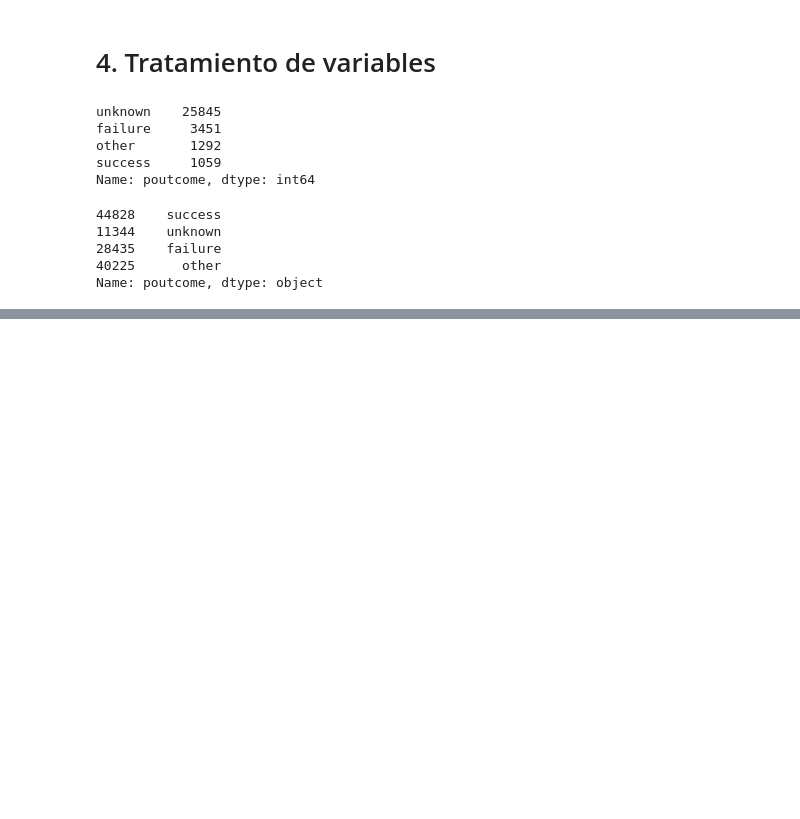
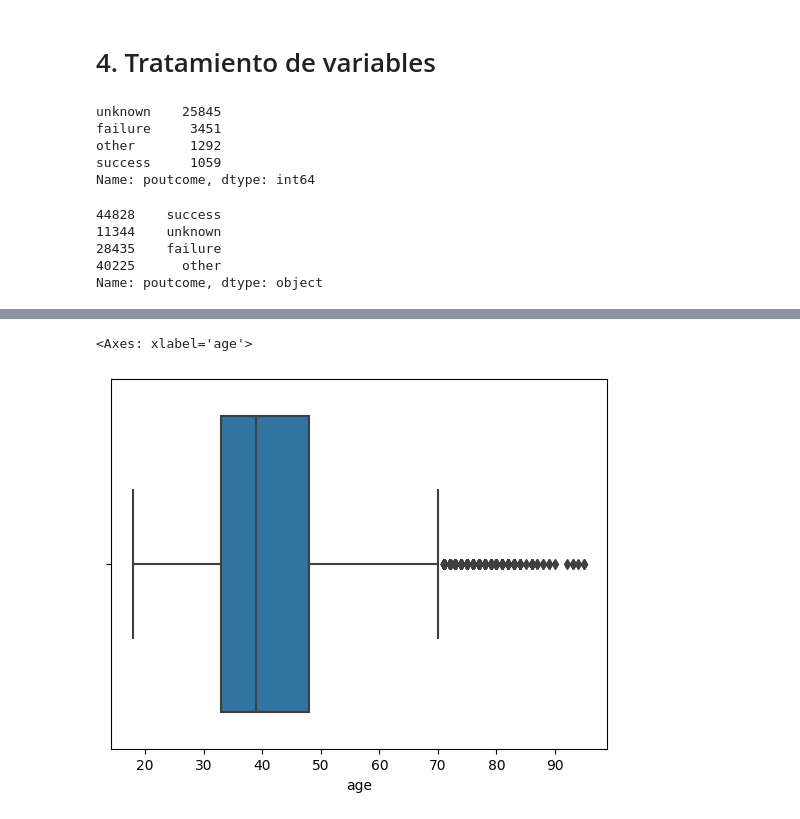
Before and after one commit to jdug1981/proyecto_final, a Jupyter notebook: Proyecto_final_final.ipynb, the cells around one changed output, grey strips where cells are left out. Saved outputs shown, nothing was run; the diff lists cells and outputs as text; code cells hidden in the pictures; blank space fills up the shorter version.

```diff
--- a/Proyecto_final_final.ipynb
+++ b/Proyecto_final_final.ipynb
@@ -451,0 +540,4 @@ Name: poutcome, dtype: object
+# %%
+
+train[[x + '_coded' for x in variables_categoricas]] = encoder.transform(train[variables_categoricas].astype('category'))
+test[[x + '_coded' for x in variables_categoricas]] = encoder.transform(test[variables_categoricas].astype('category'))
@@ -451,0 +571,2 @@ Name: poutcome, dtype: object
+# %%
+categorical_features_coded = [x + '_coded' for x in variables_categoricas]
@@ -451,0 +586,11 @@ Name: poutcome, dtype: object
+# %%
+univariate = train[variables_numericas + categorical_features_coded].describe(percentiles = [0.05, 0.95]).transpose()
+univariate.reset_index(drop = False, inplace = True)
+
+univariate['missing_rate'] = 1 - univariate['count']/len(train)
+
+univariate.rename(columns = {'index' : 'feature',
+                             '5%': 'p5',
+                             '50%' : 'median',
+                             '95%': 'p95'}, inplace = True)
+univariate.head()
@@ -451,0 +604,17 @@ Name: poutcome, dtype: object
+# %%
+
+# Tratamiento de outliers por percentiles
+
+for col in univariate.feature.tolist():
+  desc = univariate.loc[univariate.feature == col]
+
+  lower_limit = desc.p5.values[0]
+  upper_limit = desc.p95.values[0]
+
+  train[col + '_t'] = train[col].apply(lambda x: lower_limit if x <= lower_limit else
+                                                    upper_limit if x >= upper_limit else
+                                                    x)
+
+  test[col + '_t'] = test[col].apply(lambda x: lower_limit if x <= lower_limit else
+                                               upper_limit if x >= upper_limit else
+                                               x)
@@ -451,0 +641,6 @@ Name: poutcome, dtype: object
+# %%
+
+sns.boxplot(x = train.age)
+# %% [output]
+<Axes: xlabel='age'>
+[figure, added]
```
Also changed, not shown: parts of 14 cells of this notebook.
